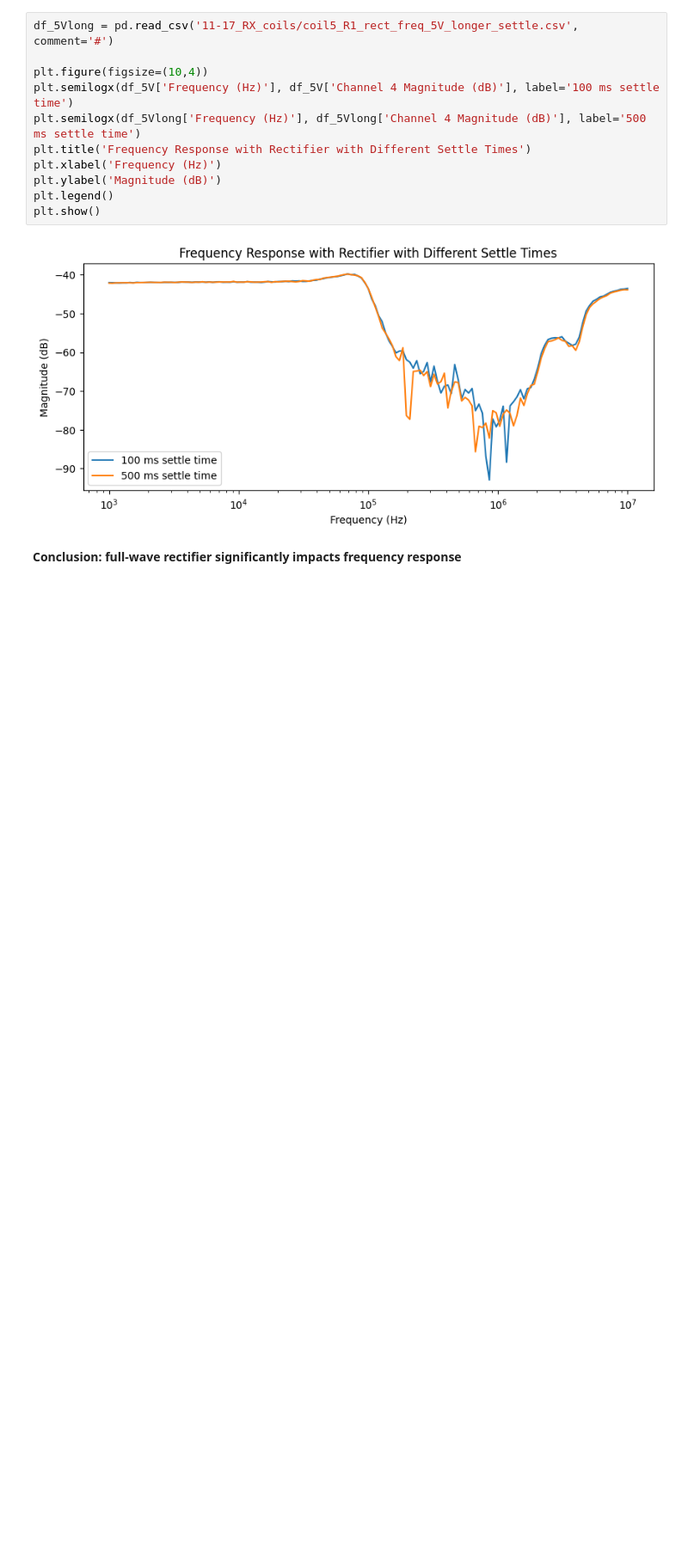
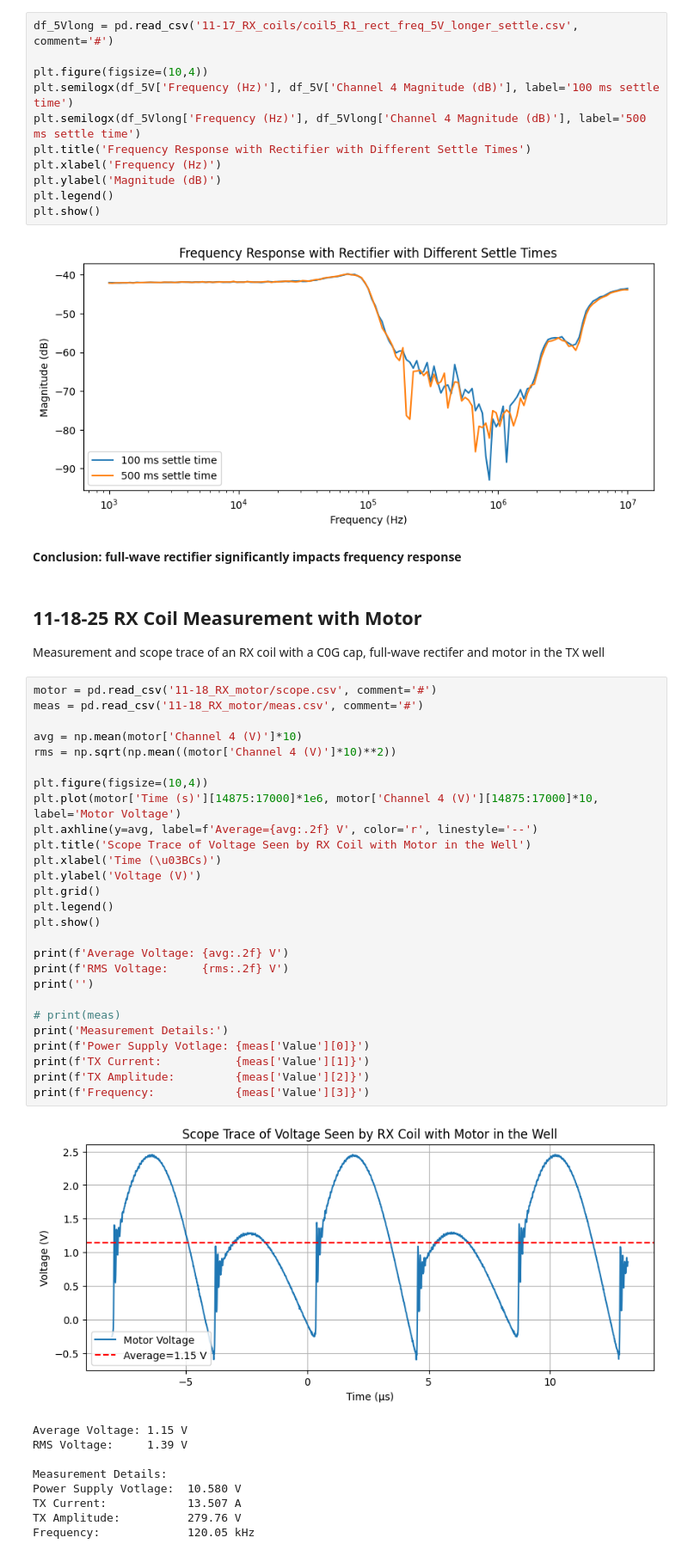
Before and after one commit to davisgtoth/Wireless-Drone-Data-Analysis, a Jupyter notebook: analysis.ipynb, the cells around one changed output. Shown at 86% size. Cells and saved outputs as stored; diff of their text form; blank space fills up the shorter version.

Commit message:
initial RX motor data and analysis

```diff
--- a/analysis.ipynb
+++ b/analysis.ipynb
@@ -464,3 +464,43 @@ plt.show()
 [figure]
 # %% [markdown]
 **Conclusion: full-wave rectifier significantly impacts frequency response**
+# %% [markdown]
+## 11-18-25 RX Coil Measurement with Motor
+Measurement and scope trace of an RX coil with a C0G cap, full-wave rectifer and motor in the TX well
+# %%
+motor = pd.read_csv('11-18_RX_motor/scope.csv', comment='#')
+meas = pd.read_csv('11-18_RX_motor/meas.csv', comment='#')
+
+avg = np.mean(motor['Channel 4 (V)']*10)
+rms = np.sqrt(np.mean((motor['Channel 4 (V)']*10)**2))
+
+plt.figure(figsize=(10,4))
+plt.plot(motor['Time (s)'][14875:17000]*1e6, motor['Channel 4 (V)'][14875:17000]*10, label='Motor Voltage')
+plt.axhline(y=avg, label=f'Average={avg:.2f} V', color='r', linestyle='--')
+plt.title('Scope Trace of Voltage Seen by RX Coil with Motor in the Well')
+plt.xlabel('Time (\u03BCs)')
+plt.ylabel('Voltage (V)')
+plt.grid()
+plt.legend()
+plt.show()
+
+print(f'Average Voltage: {avg:.2f} V')
+print(f'RMS Voltage:     {rms:.2f} V')
+print('')
+
+# print(meas)
+print('Measurement Details:')
+print(f'Power Supply Votlage: {meas['Value'][0]}')
+print(f'TX Current:           {meas['Value'][1]}')
+print(f'TX Amplitude:         {meas['Value'][2]}')
+print(f'Frequency:            {meas['Value'][3]}')
+# %% [output]
+[figure, added]
+Average Voltage: 1.15 V
+RMS Voltage:     1.39 V
+
+Measurement Details:
+Power Supply Votlage:  10.580 V
+TX Current:            13.507 A
+TX Amplitude:          279.76 V
+Frequency:             120.05 kHz
```
Also changed, not shown: 2 other files.
